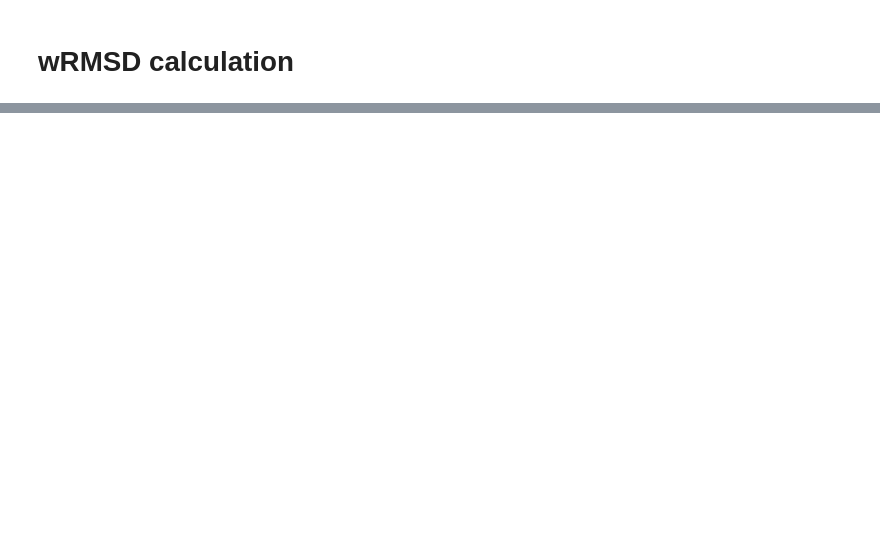
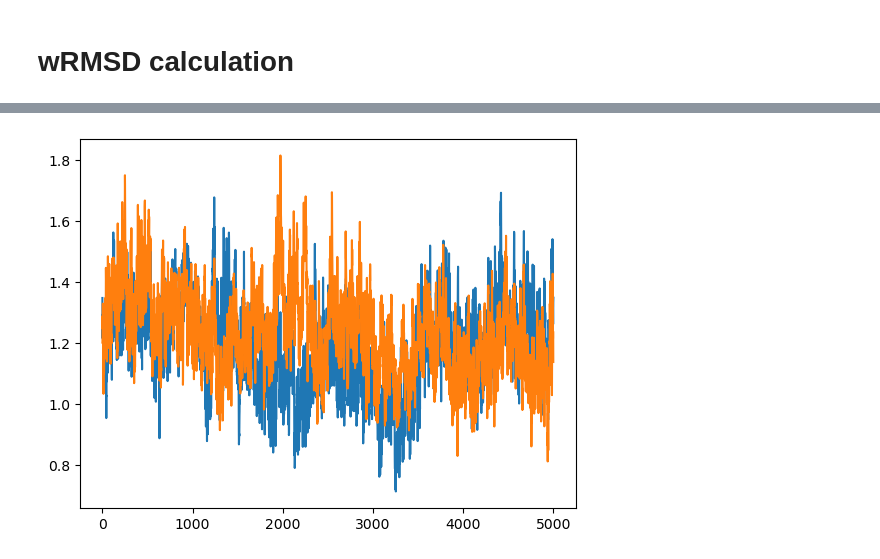
Before and after one commit to Nik9kin/antibody_humanization_by_scaffolding, a Jupyter notebook: wRMSD_calculation.ipynb, the cells around one changed output, grey strips where cells are left out. Cells and saved outputs as stored; diff of their text form; code cells hidden in the pictures; blank space fills up the shorter version.

Commit message:
wRMSD calculated

```diff
--- a/wRMSD_calculation.ipynb
+++ b/wRMSD_calculation.ipynb
@@ -116,0 +169,4 @@ array([[1.973204  , 2.1445262 , 2.0732281 , ..., 1.242502  , 1.0991721 ,
+# %%
+movability_weights = reference_cdr_rmsf.mean() / reference_cdr_rmsf
+print(movability_weights.shape)
+print(movability_weights)
@@ -116,0 +184,9 @@ array([[1.973204  , 2.1445262 , 2.0732281 , ..., 1.242502  , 1.0991721 ,
+# %%
+wrmsd_Aa = np.sum(rmsd_Aa * accessibility_weights * movability_weights, axis=1)
+wrmsd_Cb = np.sum(rmsd_Cb * accessibility_weights * movability_weights, axis=1)
+# %%
+plt.plot(wrmsd_Aa)
+plt.plot(wrmsd_Cb)
+plt.show()
+# %% [output]
+[figure, added]
```
Also changed, not shown: parts of 27 cells of this notebook, 1 other file.
